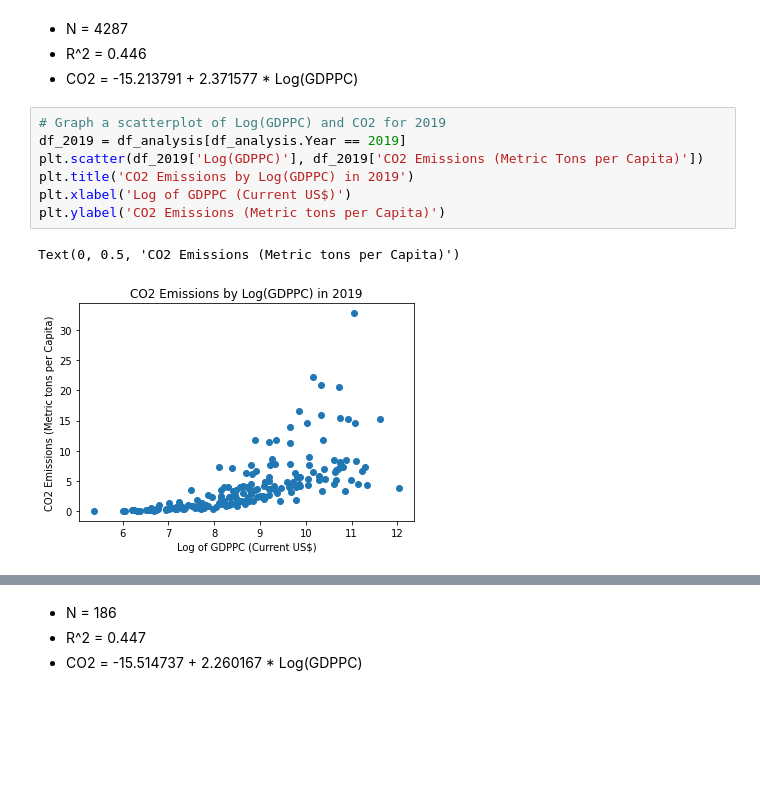
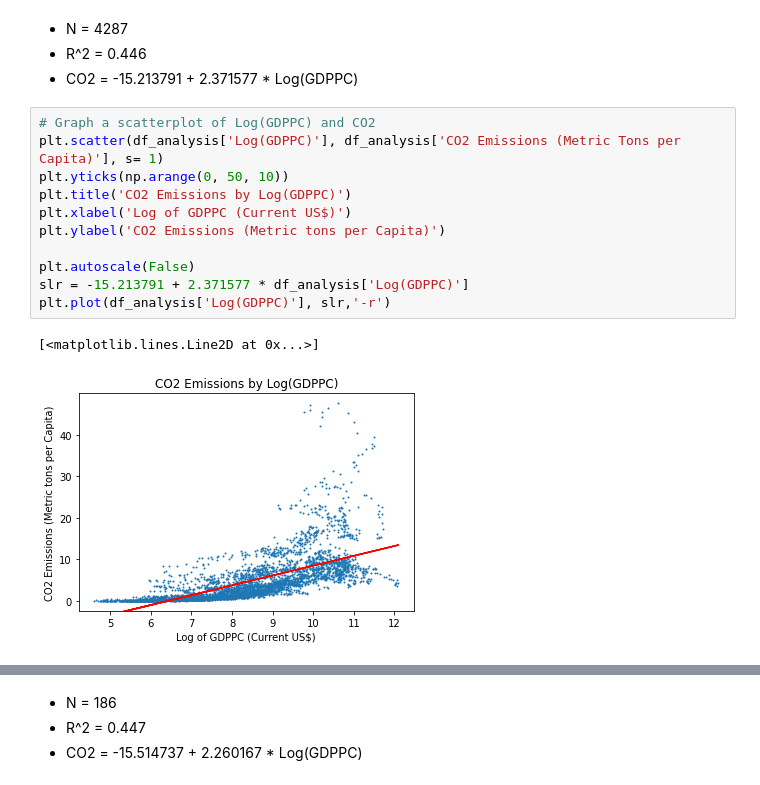
Before and after one commit to j-chu33/Senior-Project-Winter-2023, a Jupyter notebook: Senior_Project_Graphs.ipynb, the cells around one changed output, grey strips where cells are left out. Cells and saved outputs as stored; diff of their text form; blank space fills up the shorter version.

```diff
--- a/Senior_Project_Graphs.ipynb
+++ b/Senior_Project_Graphs.ipynb
@@ -233,15 +224,19 @@ lr.params, lr.summary()
 * R^2 = 0.446
 * CO2 = -15.213791 + 2.371577 * Log(GDPPC)
 # %%
-# Graph a scatterplot of Log(GDPPC) and CO2 for 2019
-df_2019 = df_analysis[df_analysis.Year == 2019]
-plt.scatter(df_2019['Log(GDPPC)'], df_2019['CO2 Emissions (Metric Tons per Capita)'])
-plt.title('CO2 Emissions by Log(GDPPC) in 2019')
+# Graph a scatterplot of Log(GDPPC) and CO2
+plt.scatter(df_analysis['Log(GDPPC)'], df_analysis['CO2 Emissions (Metric Tons per Capita)'], s= 1)
+plt.yticks(np.arange(0, 50, 10))
+plt.title('CO2 Emissions by Log(GDPPC)')
 plt.xlabel('Log of GDPPC (Current US$)')
 plt.ylabel('CO2 Emissions (Metric tons per Capita)')
+
+plt.autoscale(False)
+slr = -15.213791 + 2.371577 * df_analysis['Log(GDPPC)']
+plt.plot(df_analysis['Log(GDPPC)'], slr,'-r')
 # %% [output]
-Text(0, 0.5, 'CO2 Emissions (Metric tons per Capita)')
+[<matplotlib.lines.Line2D at 0x...>]
-[figure, old version]
+[figure, new version]
 # %%
 # Simple Linear Regression of 2019 data
 df_2019 = df_2019.dropna()
```
Also changed, not shown: parts of 9 cells of this notebook.
